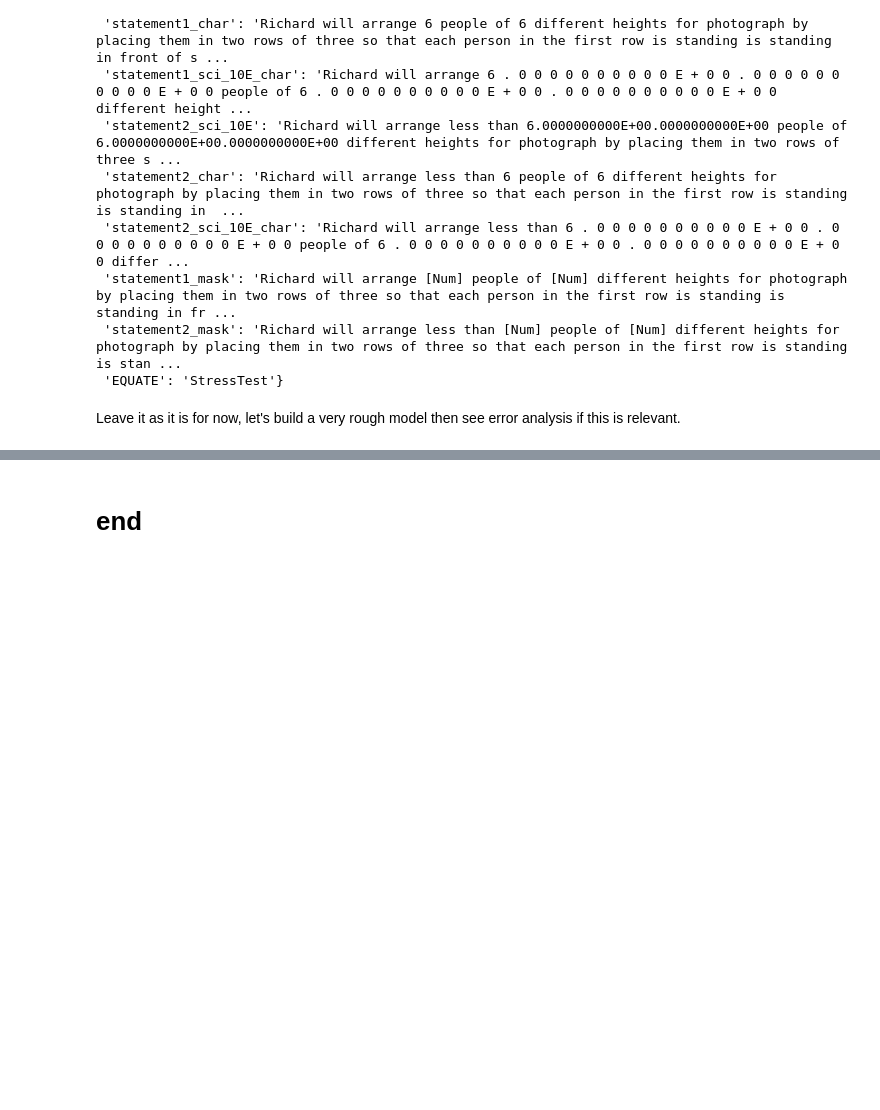
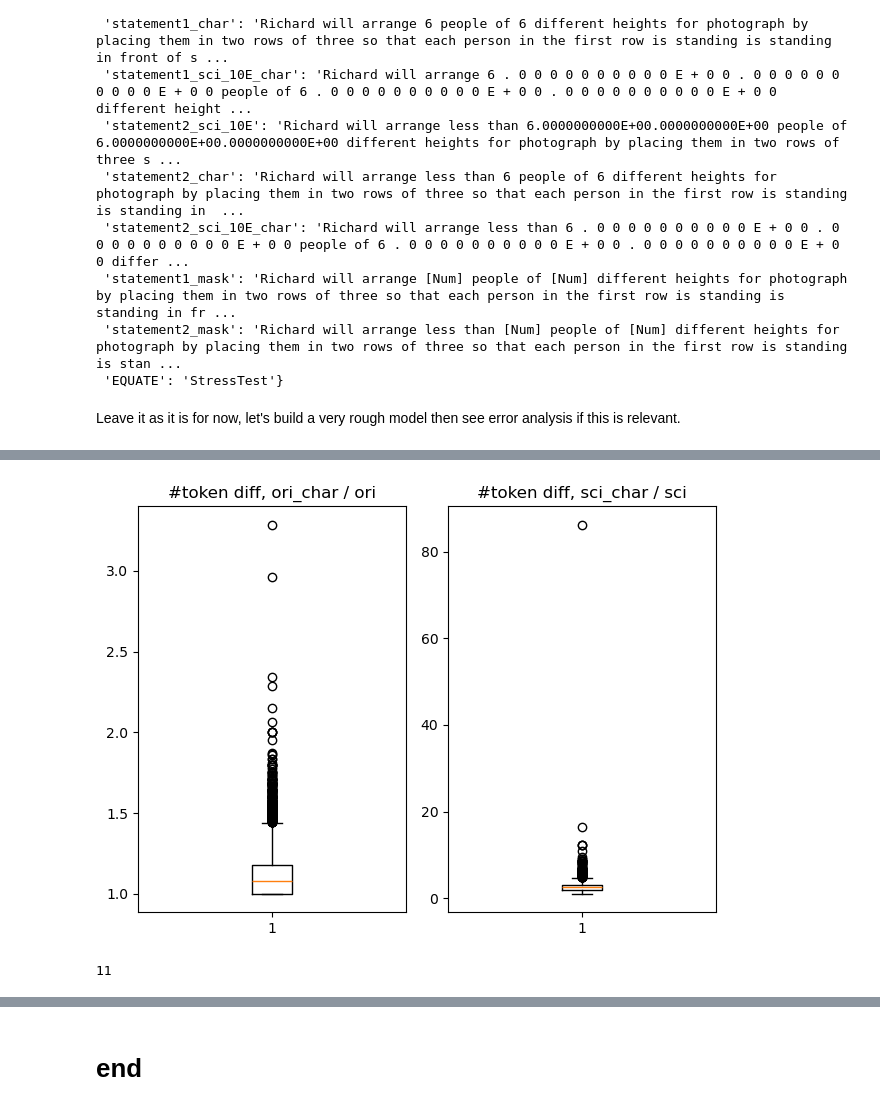
Before and after one commit to RuilinYang-beta/anlp_qnli, a Jupyter notebook: data_analysis/very_rough_data_analysis.ipynb, the cells around one changed output, grey strips where cells are left out. Cells and saved outputs as stored; diff of their text form; code cells hidden in the pictures; blank space fills up the shorter version.

```diff
--- a/data_analysis/very_rough_data_analysis.ipynb
+++ b/data_analysis/very_rough_data_analysis.ipynb
@@ -405,0 +481,18 @@ Leave it as it is for now, let's build a very rough model then see error analysi
+# %%
+fig, axs = plt.subplots(1, 2)
+
+axs[0].boxplot(ori_ratio)
+axs[0].set_title('#token diff, ori_char / ori')
+
+axs[1].boxplot(sci_ratio)
+axs[1].set_title('#token diff, sci_char / sci')
+
+plt.tight_layout()
+
+plt.show()
+# %% [output]
+[figure, added]
+# %%
+np.sum(sci_diff > 500)
+# %% [output]
+11
```
Also changed, not shown: parts of 19 cells of this notebook, 20 other files.
